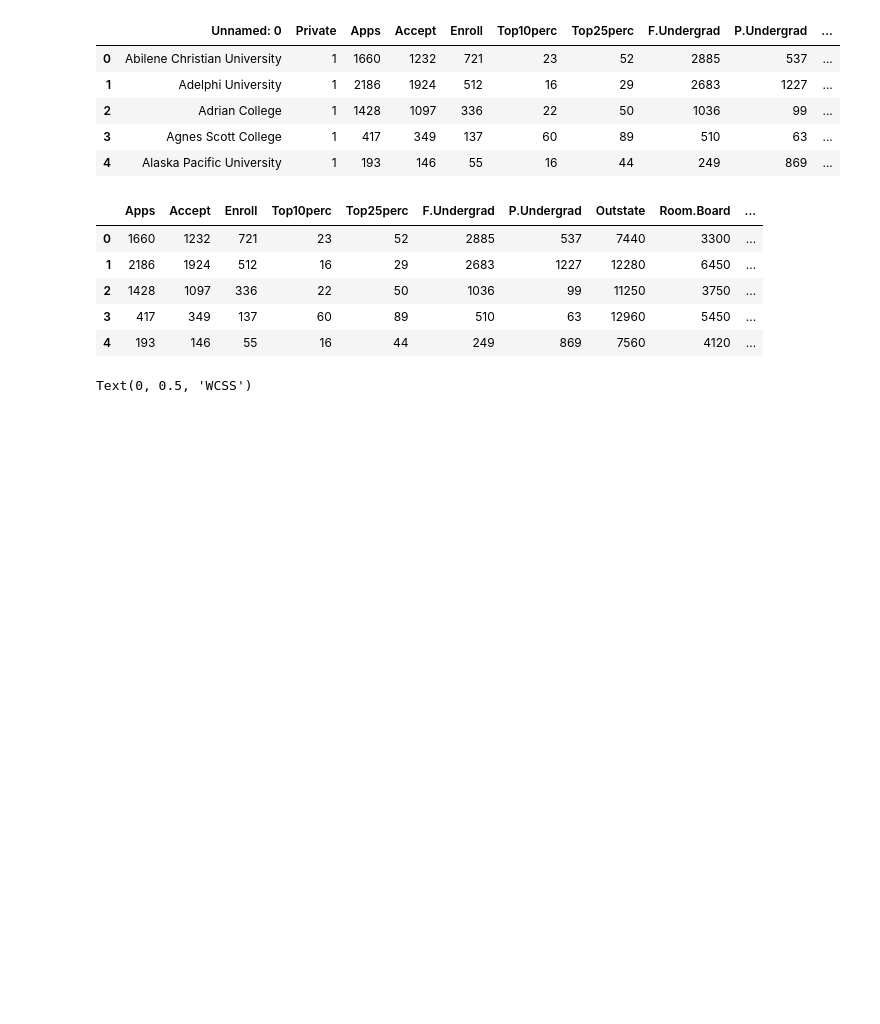
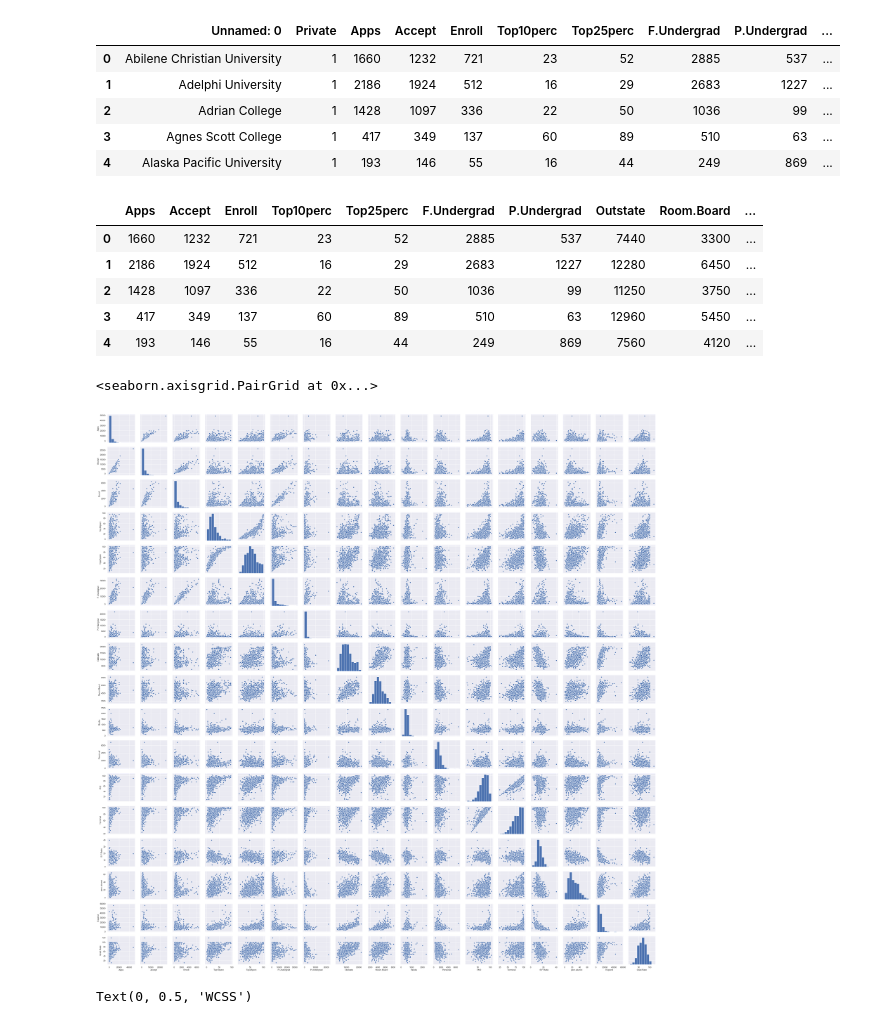
Before and after one commit to Kzis/ML-Programming, a Jupyter notebook: 09-Final(ไม่ได้เรียงบท)/KMeans/k-means clustering excercise.ipynb, the cells around one changed output. Cells and saved outputs as stored; diff of their text form; code cells hidden in the pictures; blank space fills up the shorter version.

```diff
--- a/09-Final(ไม่ได้เรียงบท)/KMeans/k-means clustering excercise.ipynb
+++ b/09-Final(ไม่ได้เรียงบท)/KMeans/k-means clustering excercise.ipynb
@@ -70,6 +70,11 @@ X.head()
 | 2 | 1428 | 1097 | 336 | 22 | 50 | 1036 | 99 | 11250 | 3750 | ... |
 | 3 | 417 | 349 | 137 | 60 | 89 | 510 | 63 | 12960 | 5450 | ... |
 | 4 | 193 | 146 | 55 | 16 | 44 | 249 | 869 | 7560 | 4120 | ... |
+# %%
+sns.pairplot(df)
+# %% [output]
+<seaborn.axisgrid.PairGrid at 0x...>
+[figure, added]
 # %%
 from sklearn.cluster import KMeans
 wcss = []
```
Also changed, not shown: parts of 4 cells of this notebook.
